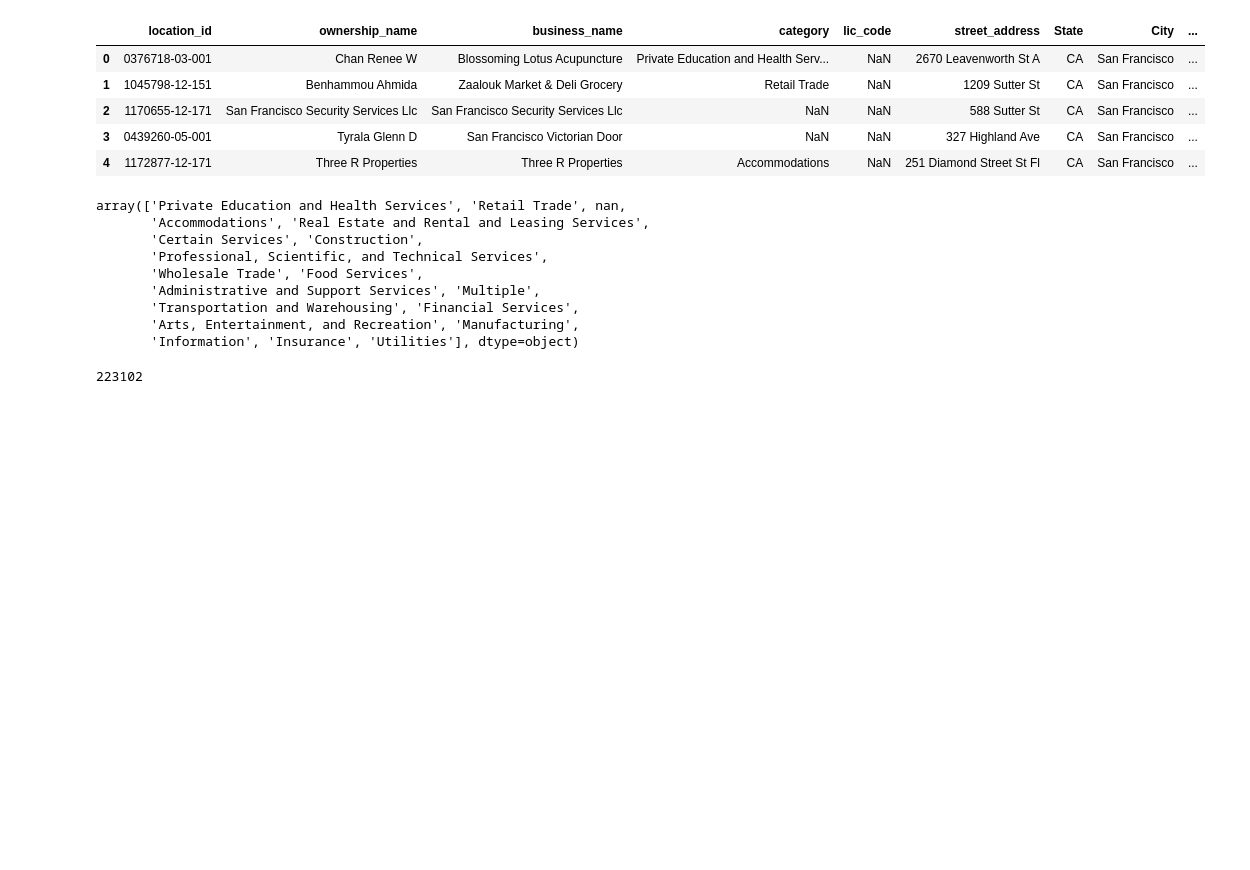
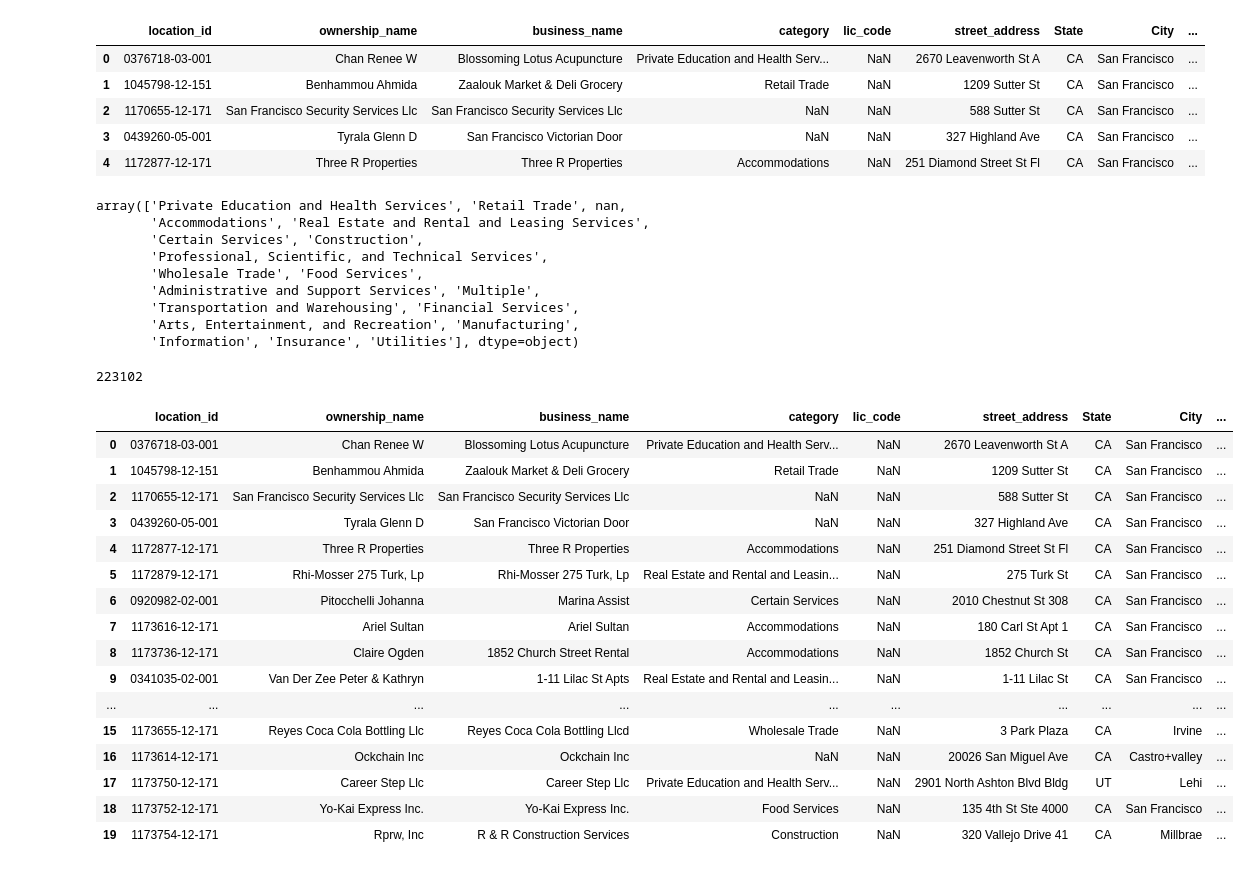
Before and after one commit to dtang29/final-project-ml, a Jupyter notebook: Resources/Jupyter Notebooks/registered_businesses (Daniel Tang).ipynb, the cells around one changed output. Drawn from its saved outputs; the diff is of its cells as text; code cells hidden in the pictures; blank space fills up the shorter version.

Commit message:
Cleaned up registered businesses

```diff
--- a/Resources/Jupyter Notebooks/registered_businesses (Daniel Tang).ipynb
+++ b/Resources/Jupyter Notebooks/registered_businesses (Daniel Tang).ipynb
@@ -87,15 +87,35 @@ len(final_df)
 # %%
 #convert date columns from str -> date
 # pd.to_datetime(final_df['business_end_date'])
 # pd.to_datetime(final_df['business_start_date']).dtype
 
 pd.to_datetime(final_df['business_end_date'], format="%m/%d/%Y")
 pd.to_datetime(final_df['business_start_date'], format="%m/%d/%Y")
 
 #Add a new column to calculate lifespan
 final_df['Lifespan'] = pd.to_datetime(final_df['business_end_date'], format="%m/%d/%Y") - pd.to_datetime(final_df['business_start_date'], format="%m/%d/%Y")
 
+final_df['Lifespan'] = final_df['Lifespan'].dt.days
+
 #reset the index
 final_df = final_df.reset_index(drop=True)
 
 final_df.head(20)
+# %% [output]
+|  | location_id | ownership_name | business_name | category | lic_code | street_address | State | City | ... |
+| 0 | 0376718-03-001 | Chan Renee W | Blossoming Lotus Acupuncture | Private Education and Health Serv... | NaN | 2670 Leavenworth St A | CA | San Francisco | ... |
+| 1 | 1045798-12-151 | Benhammou Ahmida | Zaalouk Market & Deli Grocery | Retail Trade | NaN | 1209 Sutter St | CA | San Francisco | ... |
+| 2 | 1170655-12-171 | San Francisco Security Services Llc | San Francisco Security Services Llc | NaN | NaN | 588 Sutter St | CA | San Francisco | ... |
+| 3 | 0439260-05-001 | Tyrala Glenn D | San Francisco Victorian Door | NaN | NaN | 327 Highland Ave | CA | San Francisco | ... |
+| 4 | 1172877-12-171 | Three R Properties | Three R Properties | Accommodations | NaN | 251 Diamond Street St Fl | CA | San Francisco | ... |
+| 5 | 1172879-12-171 | Rhi-Mosser 275 Turk, Lp | Rhi-Mosser 275 Turk, Lp | Real Estate and Rental and Leasin... | NaN | 275 Turk St | CA | San Francisco | ... |
+| 6 | 0920982-02-001 | Pitocchelli Johanna | Marina Assist | Certain Services | NaN | 2010 Chestnut St 308 | CA | San Francisco | ... |
+| 7 | 1173616-12-171 | Ariel Sultan | Ariel Sultan | Accommodations | NaN | 180 Carl St Apt 1 | CA | San Francisco | ... |
+| 8 | 1173736-12-171 | Claire Ogden | 1852 Church Street Rental | Accommodations | NaN | 1852 Church St | CA | San Francisco | ... |
+| 9 | 0341035-02-001 | Van Der Zee Peter & Kathryn | 1-11 Lilac St Apts | Real Estate and Rental and Leasin... | NaN | 1-11 Lilac St | CA | San Francisco | ... |
+| ... | ... | ... | ... | ... | ... | ... | ... | ... | ... |
+| 15 | 1173655-12-171 | Reyes Coca Cola Bottling Llc | Reyes Coca Cola Bottling Llcd | Wholesale Trade | NaN | 3 Park Plaza | CA | Irvine | ... |
+| 16 | 1173614-12-171 | Ockchain Inc | Ockchain Inc | NaN | NaN | 20026 San Miguel Ave | CA | Castro+valley | ... |
+| 17 | 1173750-12-171 | Career Step Llc | Career Step Llc | Private Education and Health Serv... | NaN | 2901 North Ashton Blvd Bldg | UT | Lehi | ... |
+| 18 | 1173752-12-171 | Yo-Kai Express Inc. | Yo-Kai Express Inc. | Food Services | NaN | 135 4th St Ste 4000 | CA | San Francisco | ... |
+| 19 | 1173754-12-171 | Rprw, Inc | R & R Construction Services | Construction | NaN | 320 Vallejo Drive 41 | CA | Millbrae | ... |
```
